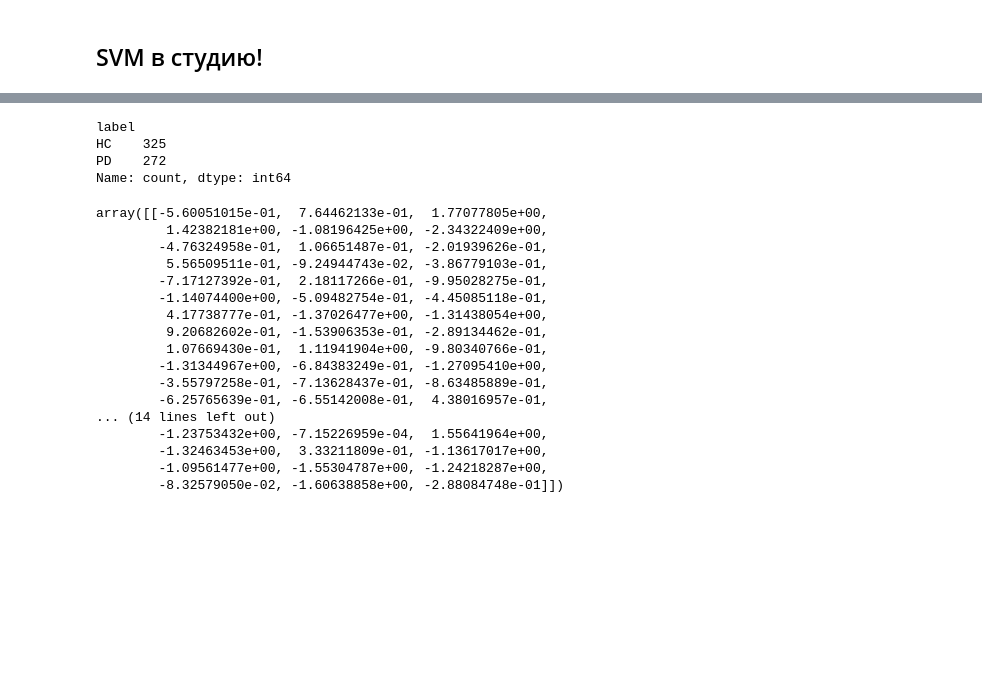
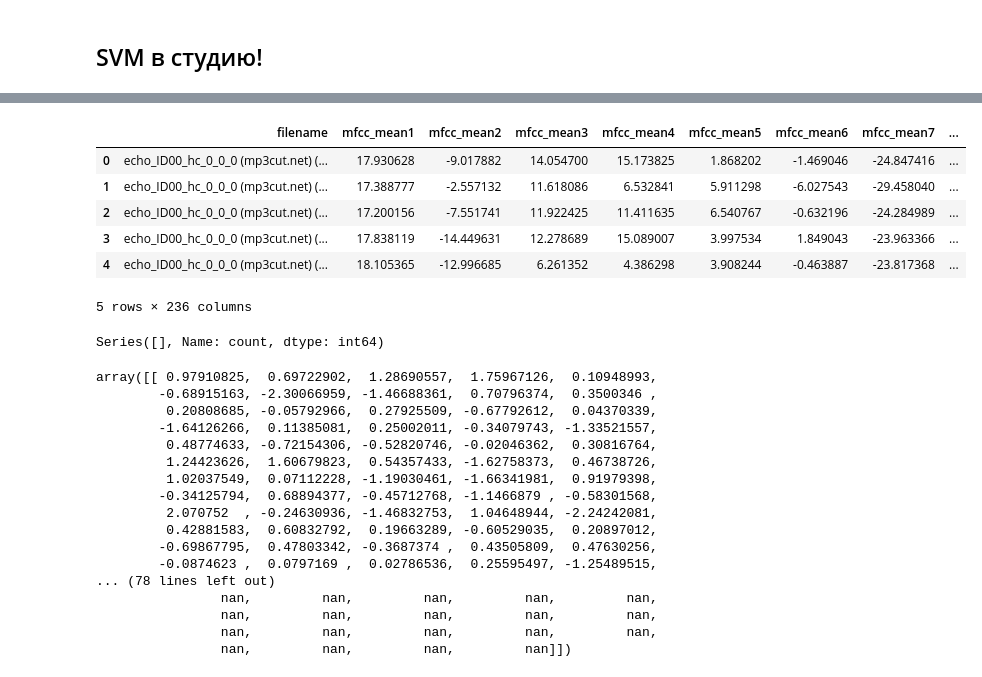
Before and after one commit to ArtikBoom3007/Pipeline, a Jupyter notebook: PythonScripts/SVM_ibrosa_features.ipynb, the cells around one changed output, grey strips where cells are left out. Drawn from its saved outputs; the diff is of its cells as text; code cells hidden in the pictures; blank space fills up the shorter version.

```diff
--- a/PythonScripts/SVM_ibrosa_features.ipynb
+++ b/PythonScripts/SVM_ibrosa_features.ipynb
@@ -197,7 +233,19 @@ data
+# %%
+data = pd.read_csv('train_dataset.csv')
+
+#data = data.iloc[:, 0:42]
+#data = data.rename(columns={'cent_mean' : 'label'})
+
+data.head(5)
+# %% [output]
+|  | filename | mfcc_mean1 | mfcc_mean2 | mfcc_mean3 | mfcc_mean4 | mfcc_mean5 | mfcc_mean6 | mfcc_mean7 | ... |
+| 0 | echo_ID00_hc_0_0_0 (mp3cut.net) (... | 17.930628 | -9.017882 | 14.054700 | 15.173825 | 1.868202 | -1.469046 | -24.847416 | ... |
+| 1 | echo_ID00_hc_0_0_0 (mp3cut.net) (... | 17.388777 | -2.557132 | 11.618086 | 6.532841 | 5.911298 | -6.027543 | -29.458040 | ... |
+| 2 | echo_ID00_hc_0_0_0 (mp3cut.net) (... | 17.200156 | -7.551741 | 11.922425 | 11.411635 | 6.540767 | -0.632196 | -24.284989 | ... |
+| 3 | echo_ID00_hc_0_0_0 (mp3cut.net) (... | 17.838119 | -14.449631 | 12.278689 | 15.089007 | 3.997534 | 1.849043 | -23.963366 | ... |
+| 4 | echo_ID00_hc_0_0_0 (mp3cut.net) (... | 18.105365 | -12.996685 | 6.261352 | 4.386298 | 3.908244 | -0.463887 | -23.817368 | ... |
+5 rows × 236 columns
 # %%
 data['label'].value_counts()
 # %% [output]
-label
-HC    325
-PD    272
-Name: count, dtype: int64
+Series([], Name: count, dtype: int64)
@@ -216,22 +267,22 @@ X = data[['mfcc_mean1', 'mfcc_mean2', 'mfcc_mean3', 'mfcc_mean4',
 # %%
 from sklearn import preprocessing
-X= preprocessing.StandardScaler().fit(X).transform(X)
-X[0:2]
+X_train = preprocessing.StandardScaler().fit(X_train).transform(X_train)
+X_train[0:2]
 # %% [output]
-array([[-5.60051015e-01,  7.64462133e-01,  1.77077805e+00,
-         1.42382181e+00, -1.08196425e+00, -2.34322409e+00,
-        -4.76324958e-01,  1.06651487e-01, -2.01939626e-01,
-         5.56509511e-01, -9.24944743e-02, -3.86779103e-01,
-        -7.17127392e-01,  2.18117266e-01, -9.95028275e-01,
-        -1.14074400e+00, -5.09482754e-01, -4.45085118e-01,
-         4.17738777e-01, -1.37026477e+00, -1.31438054e+00,
-         9.20682602e-01, -1.53906353e-01, -2.89134462e-01,
-         1.07669430e-01,  1.11941904e+00, -9.80340766e-01,
-        -1.31344967e+00, -6.84383249e-01, -1.27095410e+00,
-        -3.55797258e-01, -7.13628437e-01, -8.63485889e-01,
-        -6.25765639e-01, -6.55142008e-01,  4.38016957e-01,
-... (14 lines left out)
-        -1.23753432e+00, -7.15226959e-04,  1.55641964e+00,
-        -1.32463453e+00,  3.33211809e-01, -1.13617017e+00,
-        -1.09561477e+00, -1.55304787e+00, -1.24218287e+00,
-        -8.32579050e-02, -1.60638858e+00, -2.88084748e-01]])
+array([[ 0.97910825,  0.69722902,  1.28690557,  1.75967126,  0.10948993,
+        -0.68915163, -2.30066959, -1.46688361,  0.70796374,  0.3500346 ,
+         0.20808685, -0.05792966,  0.27925509, -0.67792612,  0.04370339,
+        -1.64126266,  0.11385081,  0.25002011, -0.34079743, -1.33521557,
+         0.48774633, -0.72154306, -0.52820746, -0.02046362,  0.30816764,
+         1.24423626,  1.60679823,  0.54357433, -1.62758373,  0.46738726,
+         1.02037549,  0.07112228, -1.19030461, -1.66341981,  0.91979398,
+        -0.34125794,  0.68894377, -0.45712768, -1.1466879 , -0.58301568,
+         2.070752  , -0.24630936, -1.46832753,  1.04648944, -2.24242081,
+         0.42881583,  0.60832792,  0.19663289, -0.60529035,  0.20897012,
+        -0.69867795,  0.47803342, -0.3687374 ,  0.43505809,  0.47630256,
+        -0.0874623 ,  0.0797169 ,  0.02786536,  0.25595497, -1.25489515,
+... (78 lines left out)
+                nan,         nan,         nan,         nan,         nan,
+                nan,         nan,         nan,         nan,         nan,
+                nan,         nan,         nan,         nan,         nan,
+                nan,         nan,         nan,         nan]])
```
Also changed, not shown: parts of 28 cells of this notebook, 9 other files.
